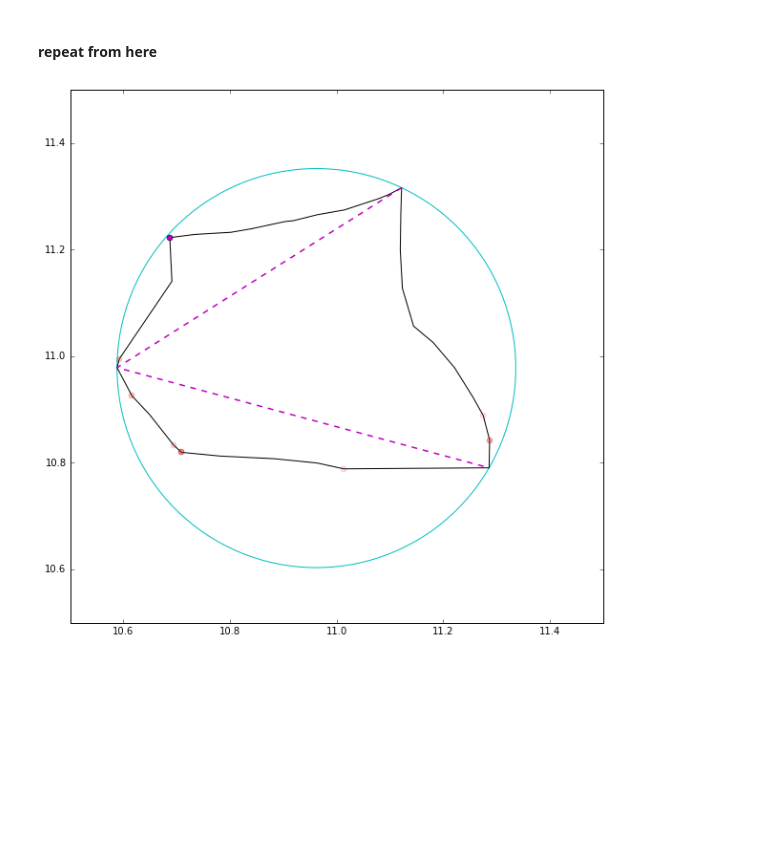
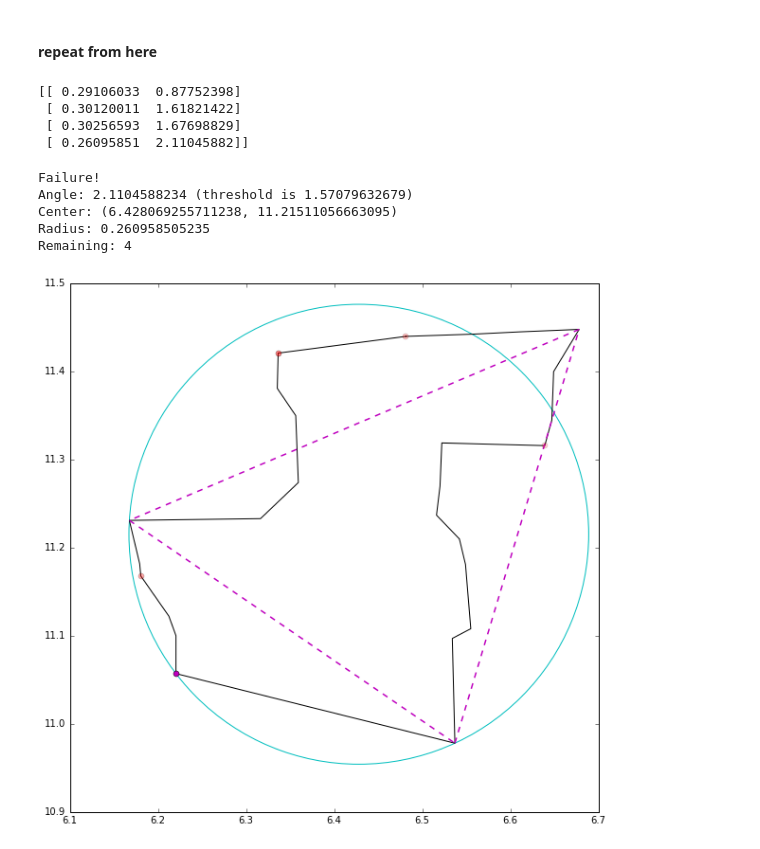
Before and after one commit to ljwolf/pysal, a Jupyter notebook: Minimum bounding circle.ipynb, the cells around one changed output. Saved outputs shown, nothing was run; the diff lists cells and outputs as text; code cells hidden in the pictures; blank space fills up the shorter version.

```diff
--- a/Minimum bounding circle.ipynb
+++ b/Minimum bounding circle.ipynb
@@ -129,7 +129,7 @@ demo_mbc(chains)
 # %% [markdown]
 Seems as if we're there, in a large part. Now, only shapes 2, 17, 20, and 45 are failing.
 # %%
-bads = [2, 17, 20, 45]
+bads = [2, 4, 17, 20, 45]
 # %%
 current = bads.pop()
 print(current)
@@ -138,5 +138,3 @@ print(current)
-# %%
-current = 45
 # %%
 removed = []
 i = 0
@@ -174,6 +162,13 @@ circles = [com.mbc._circle(*com.mbc._neighb(p,pset)) for p in pset]
 radii = [c[0] for c in circles]
 lexord = com.mbc.np.lexsort((radii, angles))
 lexmax = lexord[-1]
+# %%
+print(com.np.array((radii, angles)).T[lexord])
+# %% [output]
+[[ 0.29106033  0.87752398]
+ [ 0.30120011  1.61821422]
+ [ 0.30256593  1.67698829]
+ [ 0.26095851  2.11045882]]
 # %%
 if not angles[lexmax] <= com.mbc.PI/2.:
     print('Failure!')
@@ -187,22 +182,26 @@ Remaining: {rem}""".format(a=angles[lexmax],
                       rem = len(pset)))
     removed.append((lexmax, pset.pop(lexmax)))
     i+=1
+# %% [output]
+Failure!
+Angle: 2.1104588234 (threshold is 1.57079632679)
+Center: (6.428069255711238, 11.21511056663095)
+Radius: 0.260958505235
+Remaining: 4
 # %%
 fig = plt.figure(figsize=(10,10))
 ax1=fig.add_subplot(1,1,1)
 plt.plot([p[0] for p in POINTS], [p[1] for p in POINTS], 'k', linewidth=1)
-plt.plot([p[0] for p in pset], [p[1] for p in pset], 'm--', linewidth=1.5)
+plt.plot([p[0] for p in pset] + [pset[0][0]], [p[1] for p in pset] + [pset[0][1]], 'm--', linewidth=1.5)
 plt.plot(removed[-1][-1][0], removed[-1][-1][1], 'mo')
 for j, (_, (px, py)) in enumerate(removed[:-1]):
     plt.plot(px,py, 'ro', alpha=1./(len(removed)-j))
 solution = plt.Circle(circles[lexmax][-1], radius=circles[lexmax][0],
                       fill=False, ec='c')
 ax1.add_patch(solution)
-plt.axis([10.5,11.5,10.5,11.5])
-plt.savefig('working/{}.png'.format(i))
 plt.show()
 # %% [output]
-[figure, old version]
+[figure, new version]
 # %%
 fig = plt.figure(figsize=(10,10))
 ax1=fig.add_subplot(1,1,1)
```
Also changed, not shown: parts of 17 cells of this notebook.
